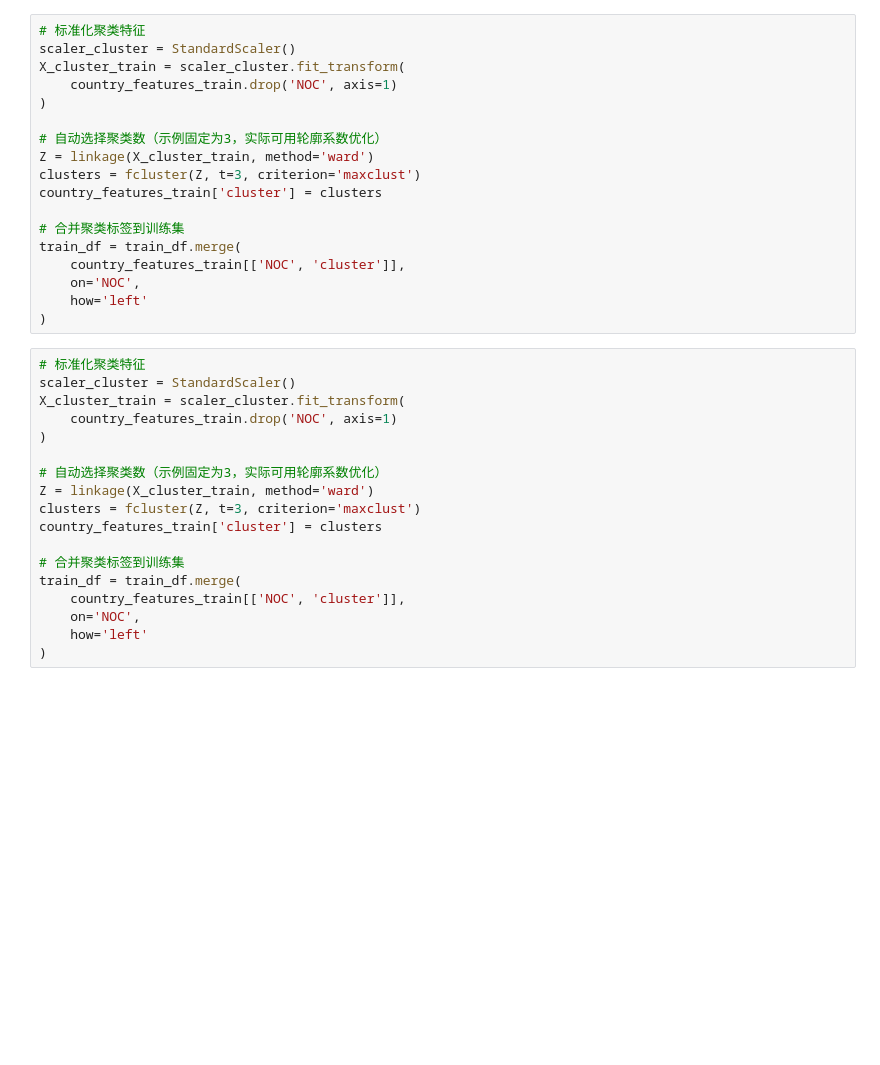
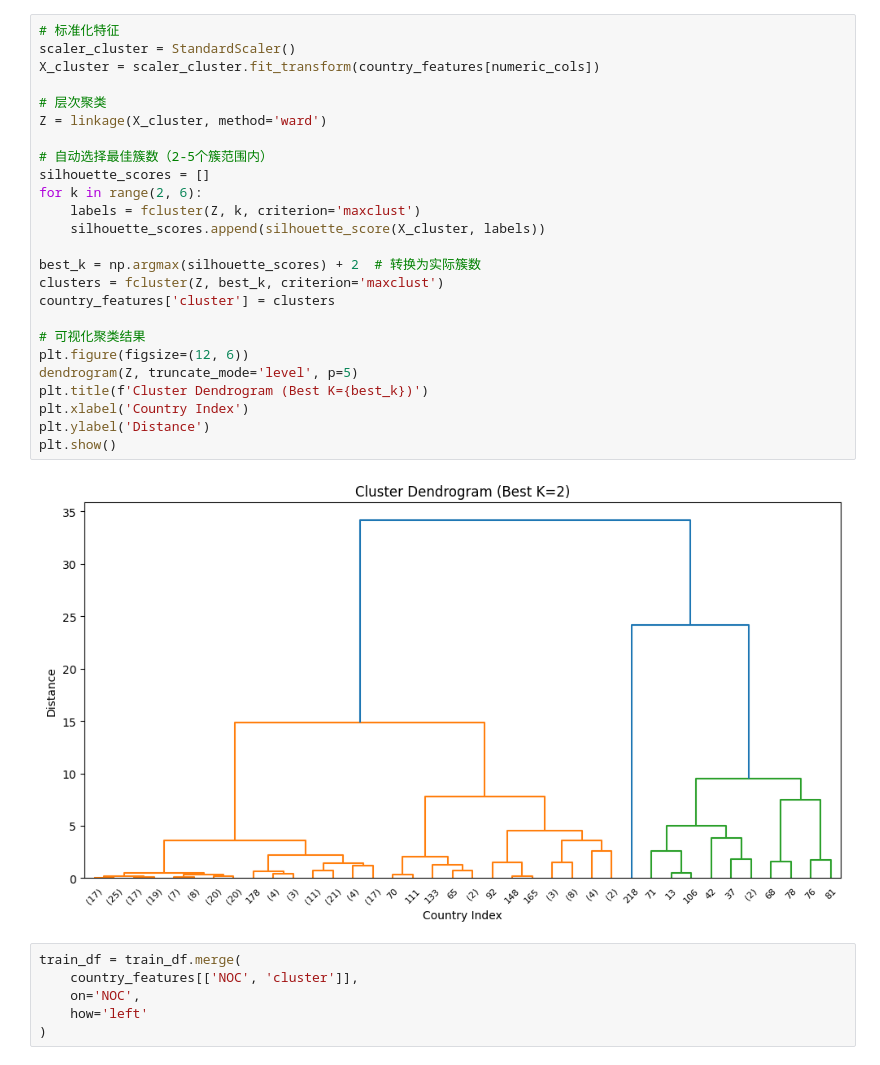
Before and after one commit to DAIDASEN/ICM2025, a Jupyter notebook: Model/Model.ipynb, the cells around one changed output. Drawn from its saved outputs; the diff is of its cells as text; blank space fills up the shorter version.

```diff
--- a/Model/Model.ipynb
+++ b/Model/Model.ipynb
@@ -36,36 +37,33 @@ country_features_train.fillna(0, inplace=True)
 # %%
-# 标准化聚类特征
+# 标准化特征
 scaler_cluster = StandardScaler()
-X_cluster_train = scaler_cluster.fit_transform(
-    country_features_train.drop('NOC', axis=1)
-)
+X_cluster = scaler_cluster.fit_transform(country_features[numeric_cols])
 
-# 自动选择聚类数（示例固定为3，实际可用轮廓系数优化）
-Z = linkage(X_cluster_train, method='ward')
-clusters = fcluster(Z, t=3, criterion='maxclust')
-country_features_train['cluster'] = clusters
+# 层次聚类
+Z = linkage(X_cluster, method='ward')
 
-# 合并聚类标签到训练集
-train_df = train_df.merge(
-    country_features_train[['NOC', 'cluster']],
-    on='NOC',
-    how='left'
-)
+# 自动选择最佳簇数（2-5个簇范围内）
+silhouette_scores = []
+for k in range(2, 6):
+    labels = fcluster(Z, k, criterion='maxclust')
+    silhouette_scores.append(silhouette_score(X_cluster, labels))
+
+best_k = np.argmax(silhouette_scores) + 2  # 转换为实际簇数
+clusters = fcluster(Z, best_k, criterion='maxclust')
+country_features['cluster'] = clusters
+
+# 可视化聚类结果
+plt.figure(figsize=(12, 6))
+dendrogram(Z, truncate_mode='level', p=5)
+plt.title(f'Cluster Dendrogram (Best K={best_k})')
+plt.xlabel('Country Index')
+plt.ylabel('Distance')
+plt.show()
+# %% [output]
+[figure, added]
 # %%
-# 标准化聚类特征
-scaler_cluster = StandardScaler()
-X_cluster_train = scaler_cluster.fit_transform(
-    country_features_train.drop('NOC', axis=1)
-)
-
-# 自动选择聚类数（示例固定为3，实际可用轮廓系数优化）
-Z = linkage(X_cluster_train, method='ward')
-clusters = fcluster(Z, t=3, criterion='maxclust')
-country_features_train['cluster'] = clusters
-
-# 合并聚类标签到训练集
 train_df = train_df.merge(
-    country_features_train[['NOC', 'cluster']],
+    country_features[['NOC', 'cluster']],
     on='NOC',
     how='left'
 )
```
Also changed, not shown: parts of 8 cells of this notebook, 11 other files.
